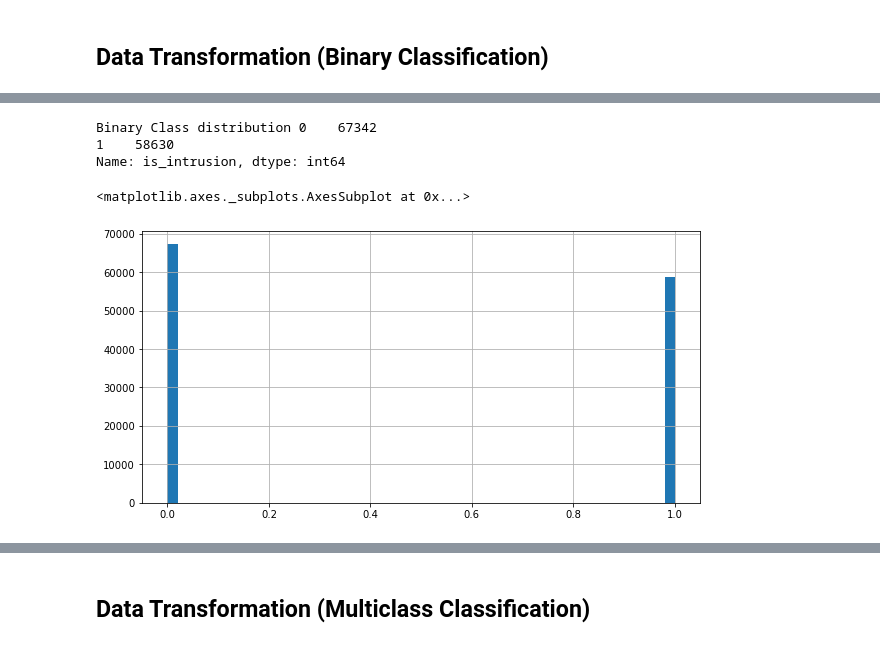
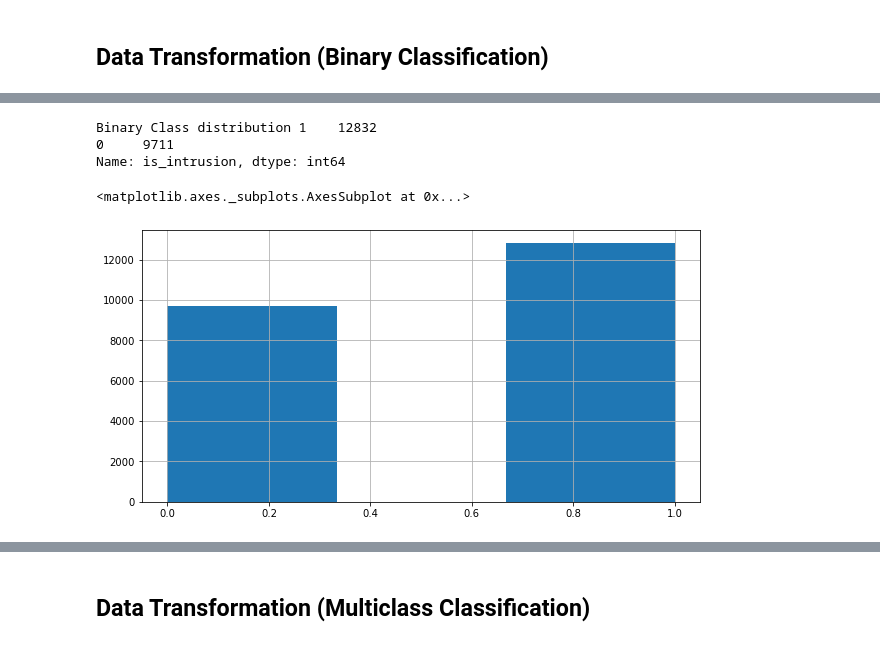
Before and after one commit to rojinadeuja/NSL-KDD-Network-Security, a Jupyter notebook: 01-Exploratory-Data-Analysis.ipynb, the cells around one changed output, grey strips where cells are left out. Cells and saved outputs as stored; diff of their text form; code cells hidden in the pictures.

```diff
--- a/01-Exploratory-Data-Analysis.ipynb
+++ b/01-Exploratory-Data-Analysis.ipynb
@@ -211,9 +223,9 @@ test_df['is_intrusion'] = test_attack
 # %%
-print("Binary Class distribution", train_df['is_intrusion'].value_counts())
-train_df['is_intrusion'].hist(bins=50, figsize=(10,5))
+print("Binary Class distribution", test_df['is_intrusion'].value_counts())
+test_df['is_intrusion'].hist(bins=3, figsize=(10,5))
 # %% [output]
-Binary Class distribution 0    67342
-1    58630
+Binary Class distribution 1    12832
+0     9711
 Name: is_intrusion, dtype: int64
 <matplotlib.axes._subplots.AxesSubplot at 0x...>
-[figure, old version]
+[figure, new version]
```
Also changed, not shown: parts of 4 cells of this notebook.
